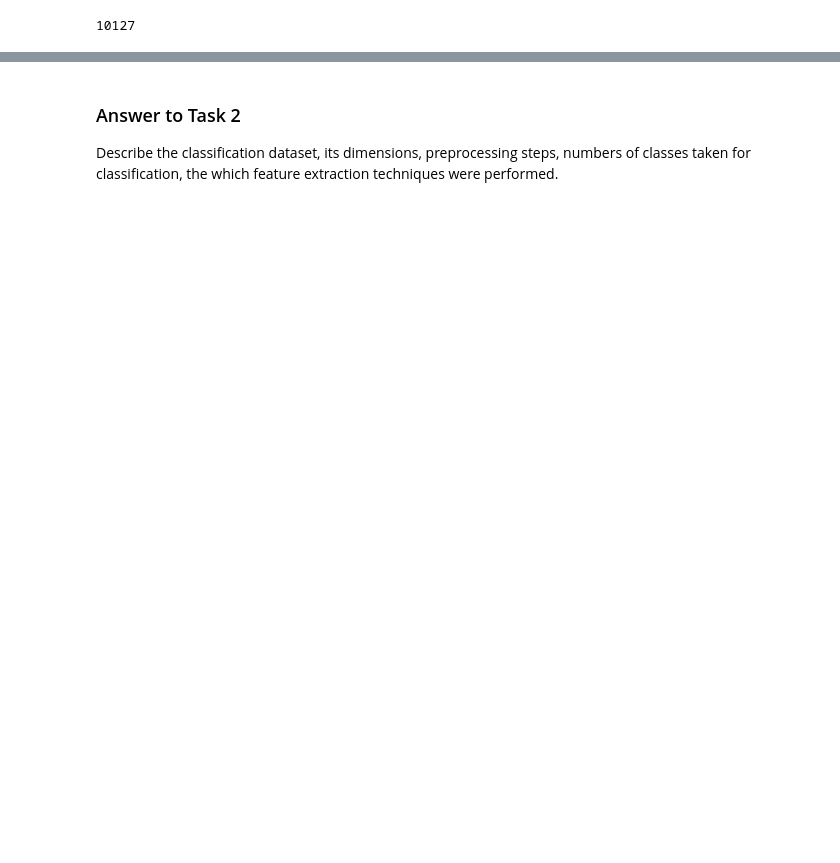
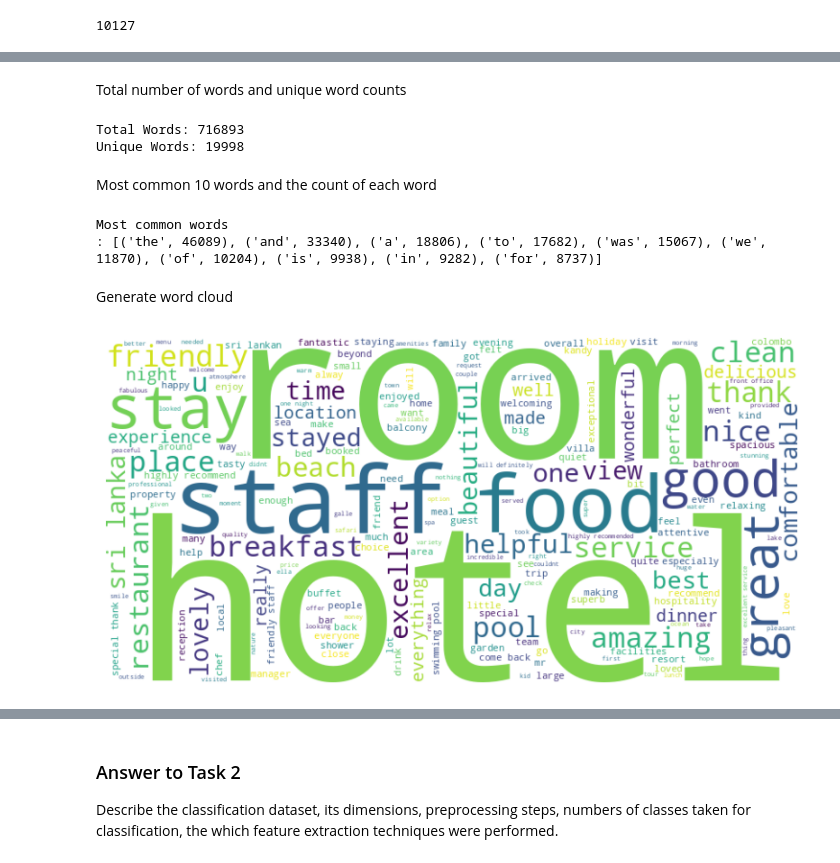
Before and after one commit to j-ranasinghe/nlp_cw, a Jupyter notebook: Solution_GroupH.ipynb, the cells around one changed output, grey strips where cells are left out. Saved outputs shown, nothing was run; the diff lists cells and outputs as text; code cells hidden in the pictures; blank space fills up the shorter version.

```diff
--- a/Solution_GroupH.ipynb
+++ b/Solution_GroupH.ipynb
@@ -317,0 +356,35 @@ Name: count, dtype: int64
+# %% [markdown]
+Total number of words and unique word counts
+# %%
+# Split all words in the 'text' column
+all_words = ' '.join(df_cleaned['text']).split()
+word_counts = Counter(all_words)
+
+# Total words and unique words
+total_words = len(all_words)
+unique_words = len(word_counts)
+
+print(f"Total Words: {total_words}")
+print(f"Unique Words: {unique_words}")
+# %% [output]
+Total Words: 716893
+Unique Words: 19998
+# %% [markdown]
+Most common 10 words and the count of each word
+# %%
+print(f'Most common words\n: {word_counts.most_common(10)}')
+# %% [output]
+Most common words
+: [('the', 46089), ('and', 33340), ('a', 18806), ('to', 17682), ('was', 15067), ('we', 11870), ('of', 10204), ('is', 9938), ('in', 9282), ('for', 8737)]
+# %% [markdown]
+Generate word cloud
+# %%
+wordcloud = WordCloud(width=800, height=400, background_color='white').generate(' '.join(all_words))
+
+# Display the word cloud
+plt.figure(figsize=(10, 5))
+plt.imshow(wordcloud, interpolation='bilinear')
+plt.axis('off')  # Hide axes for a cleaner look
+plt.show()
+# %% [output]
+[figure, added]
```
Also changed, not shown: parts of 106 cells of this notebook.
